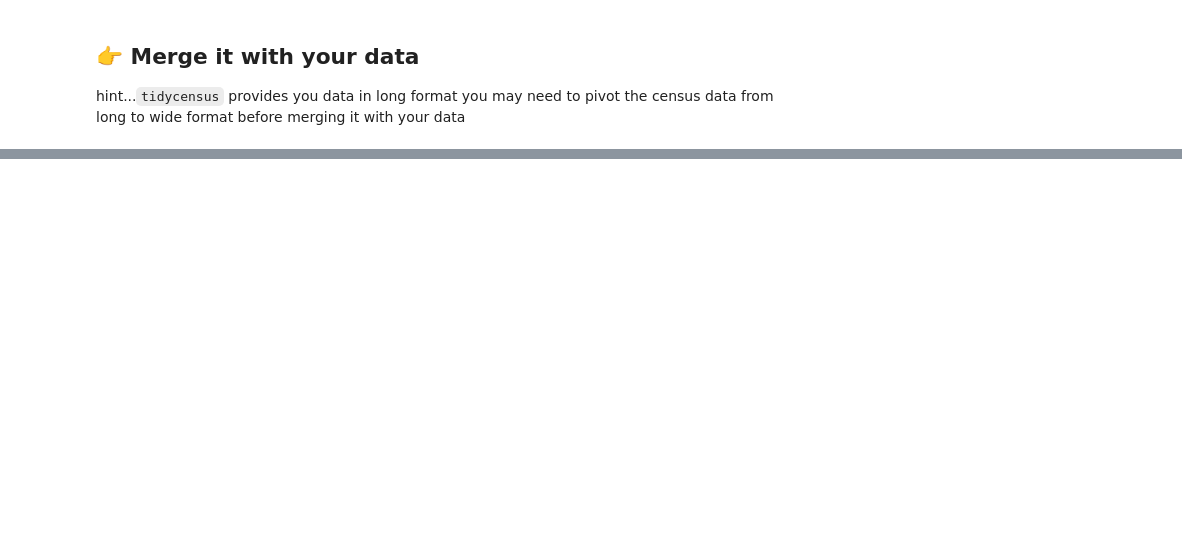
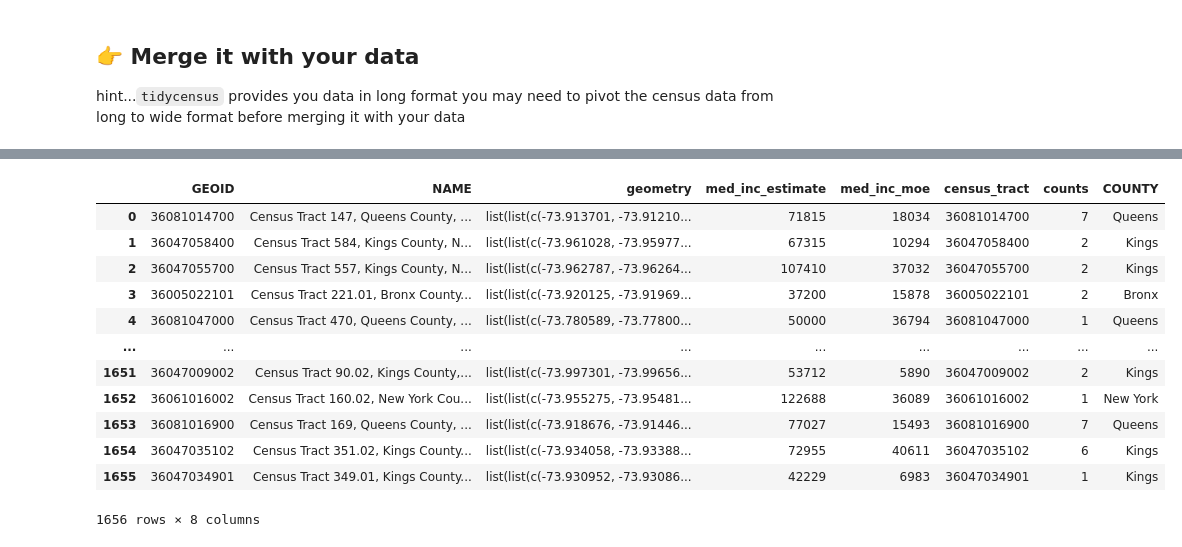
Before and after one commit to data4news-students/connect-to-census-dlaiu, a Jupyter notebook: merge-with-census.ipynb, the cells around one changed output, grey strips where cells are left out. Saved outputs shown, nothing was run; the diff lists cells and outputs as text; code cells hidden in the pictures; blank space fills up the shorter version.

```diff
--- a/merge-with-census.ipynb
+++ b/merge-with-census.ipynb
@@ -111,0 +80,3 @@ done
+# %%
+df_tobacco_count = df_tobacco.groupby('census_tract').size().reset_index(name='counts')
+df_tobacco_count
@@ -470,0 +205,3 @@ write.csv(merged_data, 'merged_data.csv')
+# %%
+df_census = pd.read_csv('nyc_census_data.csv', dtype={'GEOID': str})
+df_census
@@ -470,0 +222,3 @@ write.csv(merged_data, 'merged_data.csv')
+# %%
+df_merge = pd.merge(df_census, df_tobacco_count, left_on='GEOID', right_on='census_tract')
+df_merge
@@ -470,0 +239,20 @@ write.csv(merged_data, 'merged_data.csv')
+# %%
+df_merge_new = df_merge
+# %%
+# Using a lambda function to extract the county name directly within the apply() method
+df_merge_new['COUNTY'] = df_merge_new['NAME'].apply(lambda x: x.split(',')[1].replace('County', '').strip() if ',' in x else None)
+df_merge_new
+# %% [output]
+|  | GEOID | NAME | geometry | med_inc_estimate | med_inc_moe | census_tract | counts | COUNTY |
+| 0 | 36081014700 | Census Tract 147, Queens County, ... | list(list(c(-73.913701, -73.91210... | 71815 | 18034 | 36081014700 | 7 | Queens |
+| 1 | 36047058400 | Census Tract 584, Kings County, N... | list(list(c(-73.961028, -73.95977... | 67315 | 10294 | 36047058400 | 2 | Kings |
+| 2 | 36047055700 | Census Tract 557, Kings County, N... | list(list(c(-73.962787, -73.96264... | 107410 | 37032 | 36047055700 | 2 | Kings |
+| 3 | 36005022101 | Census Tract 221.01, Bronx County... | list(list(c(-73.920125, -73.91969... | 37200 | 15878 | 36005022101 | 2 | Bronx |
+| 4 | 36081047000 | Census Tract 470, Queens County, ... | list(list(c(-73.780589, -73.77800... | 50000 | 36794 | 36081047000 | 1 | Queens |
+| ... | ... | ... | ... | ... | ... | ... | ... | ... |
+| 1651 | 36047009002 | Census Tract 90.02, Kings County,... | list(list(c(-73.997301, -73.99656... | 53712 | 5890 | 36047009002 | 2 | Kings |
+| 1652 | 36061016002 | Census Tract 160.02, New York Cou... | list(list(c(-73.955275, -73.95481... | 122688 | 36089 | 36061016002 | 1 | New York |
+| 1653 | 36081016900 | Census Tract 169, Queens County, ... | list(list(c(-73.918676, -73.91446... | 77027 | 15493 | 36081016900 | 7 | Queens |
+| 1654 | 36047035102 | Census Tract 351.02, Kings County... | list(list(c(-73.934058, -73.93388... | 72955 | 40611 | 36047035102 | 6 | Kings |
+| 1655 | 36047034901 | Census Tract 349.01, Kings County... | list(list(c(-73.930952, -73.93086... | 42229 | 6983 | 36047034901 | 1 | Kings |
+1656 rows × 8 columns
```
Also changed, not shown: parts of 34 cells of this notebook, 5 other files.
